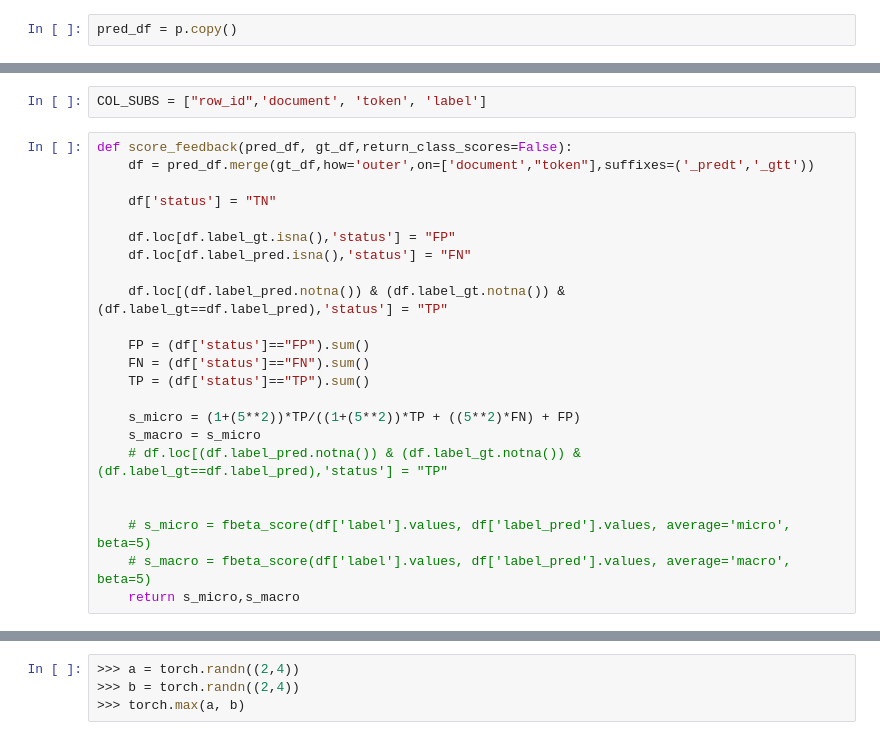
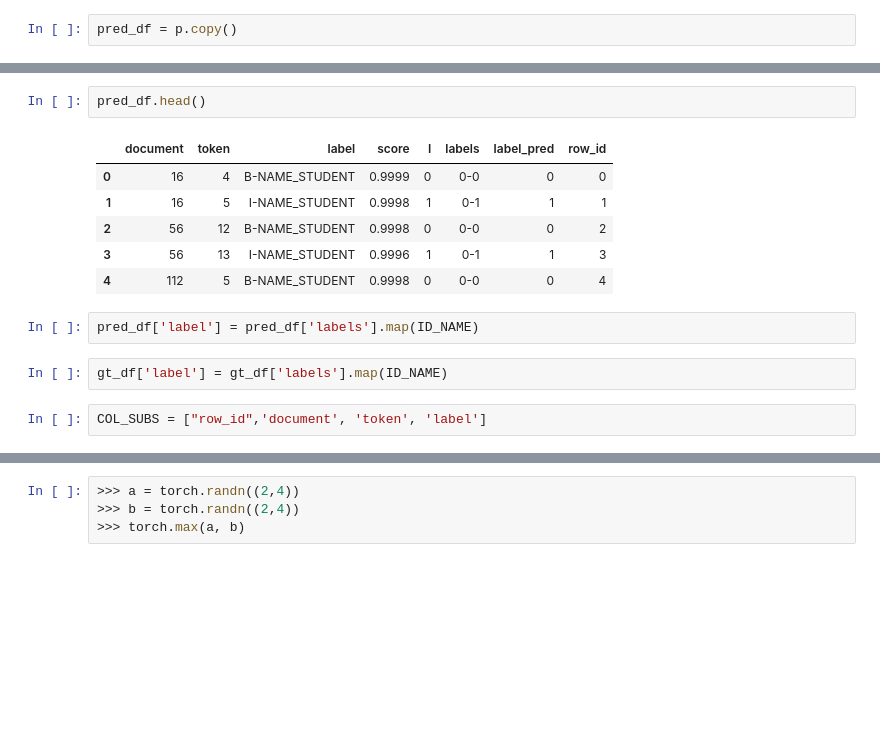
Before and after one commit to amedprof/PII-Data-Detection, a Jupyter notebook: notebook/inference.ipynb, the cells around one changed output, grey strips where cells are left out. Cells and saved outputs as stored; diff of their text form; blank space fills up the shorter version.

```diff
--- a/notebook/inference.ipynb
+++ b/notebook/inference.ipynb
@@ -320,25 +335,15 @@ pred_df.shape
+# %%
+pred_df.head()
+# %% [output]
+|  | document | token | label | score | I | labels | label_pred | row_id |
+| 0 | 16 | 4 | B-NAME_STUDENT | 0.9999 | 0 | 0-0 | 0 | 0 |
+| 1 | 16 | 5 | I-NAME_STUDENT | 0.9998 | 1 | 0-1 | 1 | 1 |
+| 2 | 56 | 12 | B-NAME_STUDENT | 0.9998 | 0 | 0-0 | 0 | 2 |
+| 3 | 56 | 13 | I-NAME_STUDENT | 0.9996 | 1 | 0-1 | 1 | 3 |
+| 4 | 112 | 5 | B-NAME_STUDENT | 0.9998 | 0 | 0-0 | 0 | 4 |
+# %%
+pred_df['label'] = pred_df['labels'].map(ID_NAME)
+# %%
+gt_df['label'] = gt_df['labels'].map(ID_NAME)
 # %%
 COL_SUBS = ["row_id",'document', 'token', 'label']
-# %%
-def score_feedback(pred_df, gt_df,return_class_scores=False):
-    df = pred_df.merge(gt_df,how='outer',on=['document',"token"],suffixes=('_predt','_gtt'))
-
-    df['status'] = "TN"
-
-    df.loc[df.label_gt.isna(),'status'] = "FP"
-    df.loc[df.label_pred.isna(),'status'] = "FN"
-
-    df.loc[(df.label_pred.notna()) & (df.label_gt.notna()) & (df.label_gt==df.label_pred),'status'] = "TP"
-
-    FP = (df['status']=="FP").sum()
-    FN = (df['status']=="FN").sum()
-    TP = (df['status']=="TP").sum()
-
-    s_micro = (1+(5**2))*TP/((1+(5**2))*TP + ((5**2)*FN) + FP)
-    s_macro = s_micro
-    # df.loc[(df.label_pred.notna()) & (df.label_gt.notna()) & (df.label_gt==df.label_pred),'status'] = "TP"
-
-
-    # s_micro = fbeta_score(df['label'].values, df['label_pred'].values, average='micro', beta=5)
-    # s_macro = fbeta_score(df['label'].values, df['label_pred'].values, average='macro', beta=5)
-    return s_micro,s_macro
```
Also changed, not shown: parts of 21 cells of this notebook, 3 other files.
